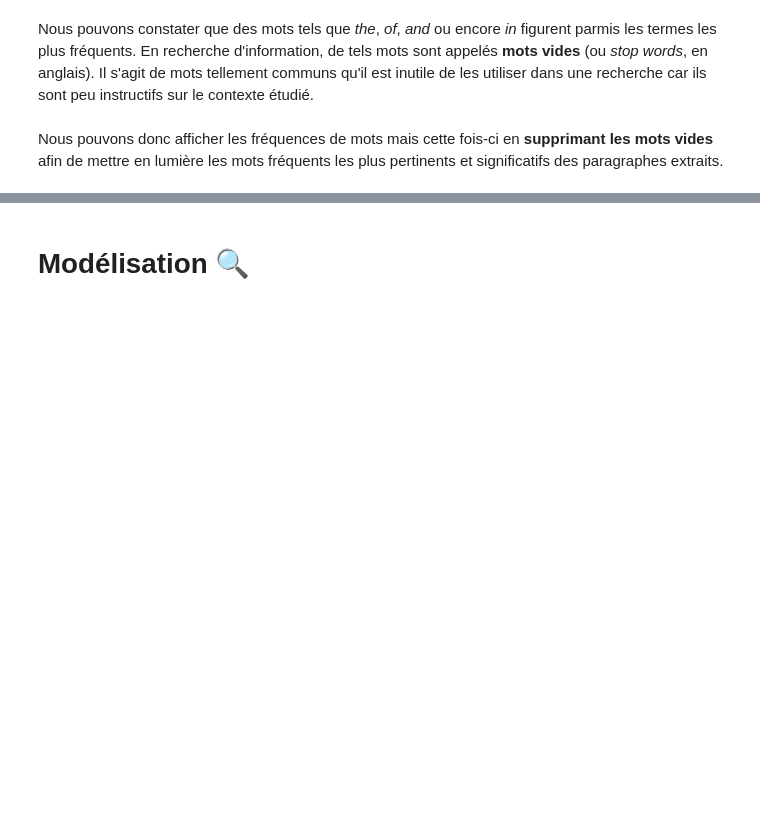
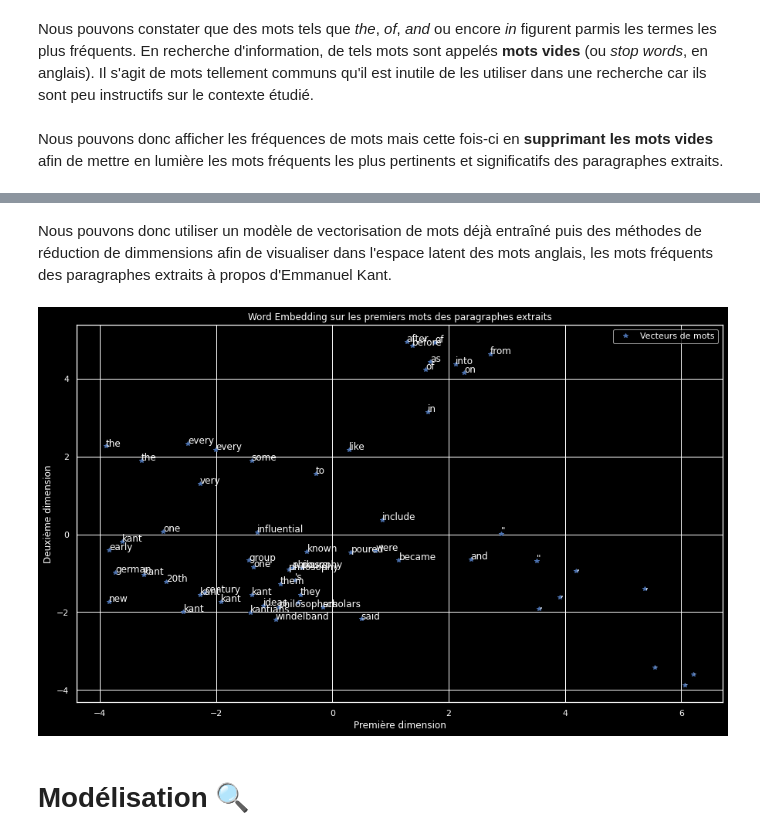
Before and after one commit to taminemelissa/quiz-generator, a Jupyter notebook: final-project.ipynb, the cells around one changed output, grey strips where cells are left out. Drawn from its saved outputs; the diff is of its cells as text; code cells hidden in the pictures; blank space fills up the shorter version.

```diff
--- a/final-project.ipynb
+++ b/final-project.ipynb
@@ -190,2 +207,23 @@ Les mots ainsi affichés mettent en lumière la pertinencequ'ils sont pertinents
+# %% [markdown]
+Nous pouvons donc utiliser un modèle de vectorisation de mots déjà entraîné puis des méthodes de réduction de dimmensions afin de visualiser dans l'espace latent des mots anglais, les mots fréquents des paragraphes extraits à propos d'Emmanuel Kant.
+# %%
+e = Embedding(MODEL_NAME)
+e.embedding(t_p.text[:300])
+words_embedding_dim_2 = e.pca()
+# %%
+seaborn.set()
+plt.style.use('dark_background')
+plt.figure(figsize = (15, 9))
+plt.plot(words_embedding_dim_2[:,0], words_embedding_dim_2[:,1], 'b', label = 'Vecteurs de mots', linewidth=0, marker = '*')
+plt.title('Word Embedding sur les premiers mots des paragraphes extraits')
+plt.xlabel('Première dimension')
+plt.ylabel('Deuxième dimension')
+plt.legend()
+for i, w in enumerate(e.words):
+    plt.annotate(w, xy=(words_embedding_dim_2[i, 0], words_embedding_dim_2[i, 1]))
+
+plt.show()
+# %% [output]
+[figure, added]
 # %% [markdown]
 # Modélisation 🔍
```
Also changed, not shown: parts of 10 cells of this notebook, 1 other file.
